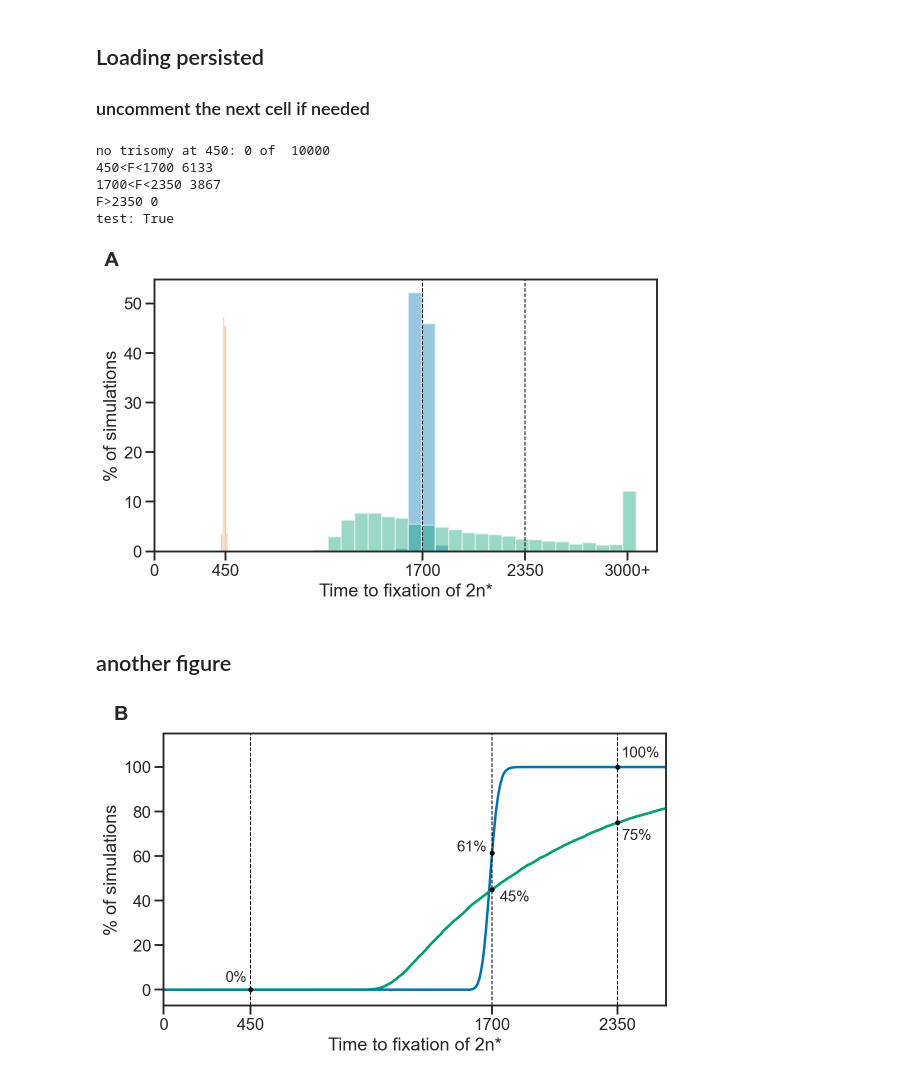
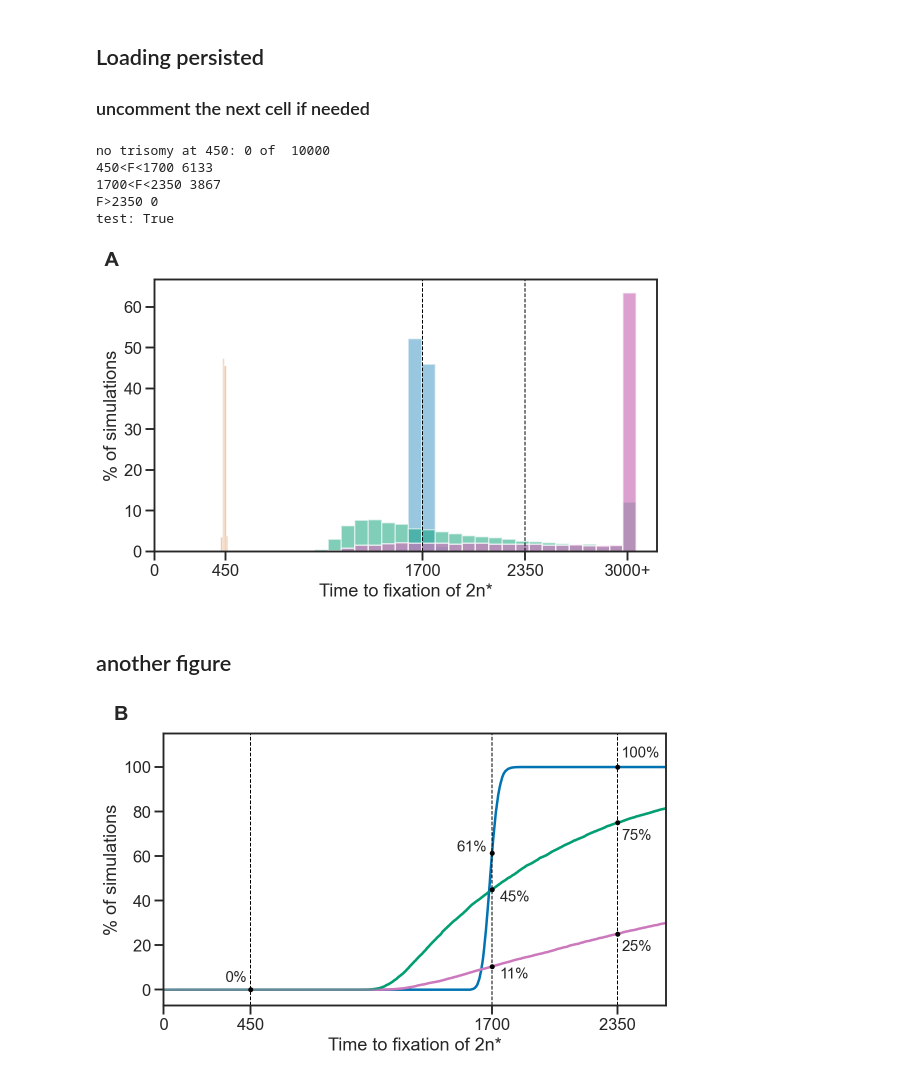
Before and after one commit to yoavram-lab/Heatrisomy, a Jupyter notebook: src/notebooks/with-aneuploidy_vs_no_aneuploidy.ipynb, the cells around one changed output. Saved outputs shown, nothing was run; the diff lists cells and outputs as text; code cells hidden in the pictures.

Commit message:
updated ppc plots for extended informative prior model

```diff
--- a/src/notebooks/with-aneuploidy_vs_no_aneuploidy.ipynb
+++ b/src/notebooks/with-aneuploidy_vs_no_aneuploidy.ipynb
@@ -15,6 +15,7 @@ output_path = '../../figures'
 
 f_no_aneuploidy = '2021-12-29-no-aneuploidy'
 f_with_aneuploidy = '2021-12-29-an200-k1'
+f_prior4 = '2022-02-26-prior4-r1000' # 0.370941 epsilon #bug it is not 1000 reps, it is 100, rerun
 # %% [markdown]
 ## Instruction
 ### You can jump [loading section](#loading) if you want only to plot figure and the data is already persisted
@@ -93,0 +97,6 @@ plt.title('2n* fixation for model *without* aneuploidy');
+# %%
+%%time
+p = MAP(f_prior4)
+p = [p[0],p[1],p[1],*p[2:]] # aneuploidy gain and loss rates are the same
+times_p = model.run_simulations(N, *p, repetitions=reps, seed=555)
+model.grade_function2(times_p)
@@ -106,6 +128,9 @@ plt.title('2n* fixation for model *without* aneuploidy');
 # %%
 loaded = np.load('./outputs/with-aneuploidy_vs_no-aneuploidy.npz',allow_pickle=True)
 with_aneuploidy, with_aneuploidy_delta0, no_aneuploidy = loaded['with_aneuploidy'], loaded['with_aneuploidy_delta0'], loaded['no_aneuploidy']
+# %%
+loaded = np.load('./outputs/with-aneuploidy_vs_no-aneuploidy2.npz',allow_pickle=True)
+extended_prior = loaded['extended_prior']
 # %%
 import warnings
 warnings.filterwarnings('ignore')
@@ -114,7 +139,7 @@ import seaborn as sns
 sns.set(style="ticks",context='talk' ,rc={"lines.linewidth": 2.5, 'lines.markersize': 7})
 blue,yellow,green,red,pink,brown,pink2,grey = sns.color_palette("colorblind", 8)
 
-def plot(withaneuploidy, withaneuploidy_delta0, no_aneuploidy, bins, norm_hist, stopon=10000, reps=10_000):
+def plot(withaneuploidy, withaneuploidy_delta0, no_aneuploidy, extended_priors, bins, norm_hist, stopon=10000, reps=10_000):
     if withaneuploidy is not None:
         times,p = withaneuploidy
         nparr = np.array(p)
@@ -140,41 +165,47 @@ def plot(withaneuploidy, withaneuploidy_delta0, no_aneuploidy, bins, norm_hist,
     if no_aneuploidy is not None:
         sns.distplot([t for t in no_aneuploidy[0] if t<stopon], rug=False,
                     kde=False,ax=ax,color=green,bins=bins[1],
-                rug_kws={"color": "gray","height":"0.03"},norm_hist=norm_hist, label='No aneuploidy model MAP')
+                rug_kws={"color": "gray","height":"0.03"},norm_hist=norm_hist, label='No aneuploidy model MAP',
+                    hist_kws=dict(alpha=0.5))
+    if extended_prior is not None:
+        sns.distplot([t for t in extended_prior[0] if t<stopon], rug=False,
+                    kde=False,ax=ax,color=pink,bins=bins[1],
+                rug_kws={"color": "gray","height":"0.03"},norm_hist=norm_hist, label='Extended prior model MAP'
+                    ,hist_kws=dict(alpha=0.7))
     if withaneuploidy_delta0 is not None:
         sns.distplot([t for t in withaneuploidy_delta0[0] if t<stopon], rug=False,
                 kde=False,ax=ax,color=red,bins=bins[2],
-            rug_kws={"color": "gray","height":"0.03"}, norm_hist=norm_hist, label='With aneuploidy model MAP, $\delta=0$')
-
+            rug_kws={"color": "gray","height":"0.03"}, norm_hist=norm_hist,
+                     label='With aneuploidy model MAP, $\delta=0$')
     ax.axvline(1700,color='black',linestyle='--',linewidth=1)
     ax.axvline(2350,color='black',linestyle='--',linewidth=1)
 
     ax.set(xlabel='Time to fixation of 2n*',
            ylabel='% of simulations')
 
 #     plt.legend(loc='upper right', bbox_to_anchor=(1.65, 0.75), fontsize=16)
 
     ax.set_xticks([0,450,1700,2350,3000])
     ax.set_xticklabels([0,450,1700,2350,'3000+'])
     ax.set_xlim(left = 0) # is it good to start from 0?
     ax.set_yticklabels((100*ax.get_yticks()/reps).astype(int)) # convert to percents
     ax.text(-0.1, 1.05, 'A', transform=ax.transAxes, size=20, weight='bold')
 
 b = [t for t in no_aneuploidy[0]]
 c = [t for t in with_aneuploidy_delta0[0]]
 minn = int(min(min(b),min(c)))
 maxx = int(max(max(b),max(c)))
 width = 85
 bins = list(range(minn,maxx+width,width))
-plot(with_aneuploidy, with_aneuploidy_delta0, no_aneuploidy, [bins,bins,4], False, stopon=3000)
+plot(with_aneuploidy, with_aneuploidy_delta0, no_aneuploidy, extended_prior, [bins,bins,4, bins], False, stopon=3000)
 plt.gcf().savefig(f'{output_path}/fixation-plot-a.pdf', bbox_inches='tight')
 # %% [output]
 no trisomy at 450: 0 of  10000
 450<F<1700 6133
 1700<F<2350 3867
 F>2350 0
 test: True
-[figure, old version]
+[figure, new version]
 # %% [markdown]
 ## another figure
 # %%
@@ -193,11 +229,13 @@ import seaborn as sns
 
 blue,yellow,green,red,pink,brown,pink2,grey = sns.color_palette("colorblind", 8)
 
-def plot_accumulated_fixation(progress, progress2):
+def plot_accumulated_fixation(progress, progress2, progress3):
     fig, ax = plt.subplots(figsize=(9, 5))
     ax.plot(range(len(progress2)), progress2, label='No aneuploidy model MAP', color=green)
     ax.plot(range(len(progress)), progress, label='With aneuploidy model MAP', color=blue)
+    ax.plot(range(len(progress3)), progress3, color=pink)
     ax.plot(range(len(progress2)), progress2, color=green, alpha=0.5)
+
 
     ax.axvline(450,linestyle='--',linewidth=1,color="black")
     ax.axvline(1700,linestyle='--',linewidth=1,color="black")
@@ -215,6 +253,12 @@ def plot_accumulated_fixation(progress, progress2):
     plt.annotate('{:.0f}%'.format(progress2[1700]*100),(1700,progress2[1700]),(8,-12),textcoords='offset points',fontsize=annot_font_size)
     plt.plot(2350,progress2[2350],'o',color='black')
     plt.annotate('{:.0f}%'.format(progress2[2350]*100),(2350,progress2[2350]),(4,-17),textcoords='offset points',fontsize=annot_font_size)
+
+    plt.plot(1700,progress3[1700],'o',color='black')
+    plt.annotate('{:.0f}%'.format(progress3[1700]*100),(1700,progress3[1700]),(8,-12),textcoords='offset points',fontsize=annot_font_size)
+    plt.plot(2350,progress3[2350],'o',color='black')
+    plt.annotate('{:.0f}%'.format(progress3[2350]*100),(2350,progress3[2350]),(4,-17),textcoords='offset points',fontsize=annot_font_size)
+
 
     plt.xlim(0,2600)
     plt.ylim(-0.07,1.15)
@@ -235,7 +279,7 @@ def plot_accumulated_fixation(progress, progress2):
 
 sns.set(style="ticks",context='talk' ,rc={"lines.linewidth": 2.5, 'lines.markersize': 4})
 
-plot_accumulated_fixation(fixation_progress_with, fixation_progress_without)
+plot_accumulated_fixation(fixation_progress_with, fixation_progress_without, fixation_progress_extended)
 plt.gcf().savefig(f'{output_path}/fixation-plot-b.pdf', bbox_inches='tight',)
 # %% [output]
-[figure, old version]
+[figure, new version]
```
Also changed, not shown: parts of 6 cells of this notebook, 6 other files.
